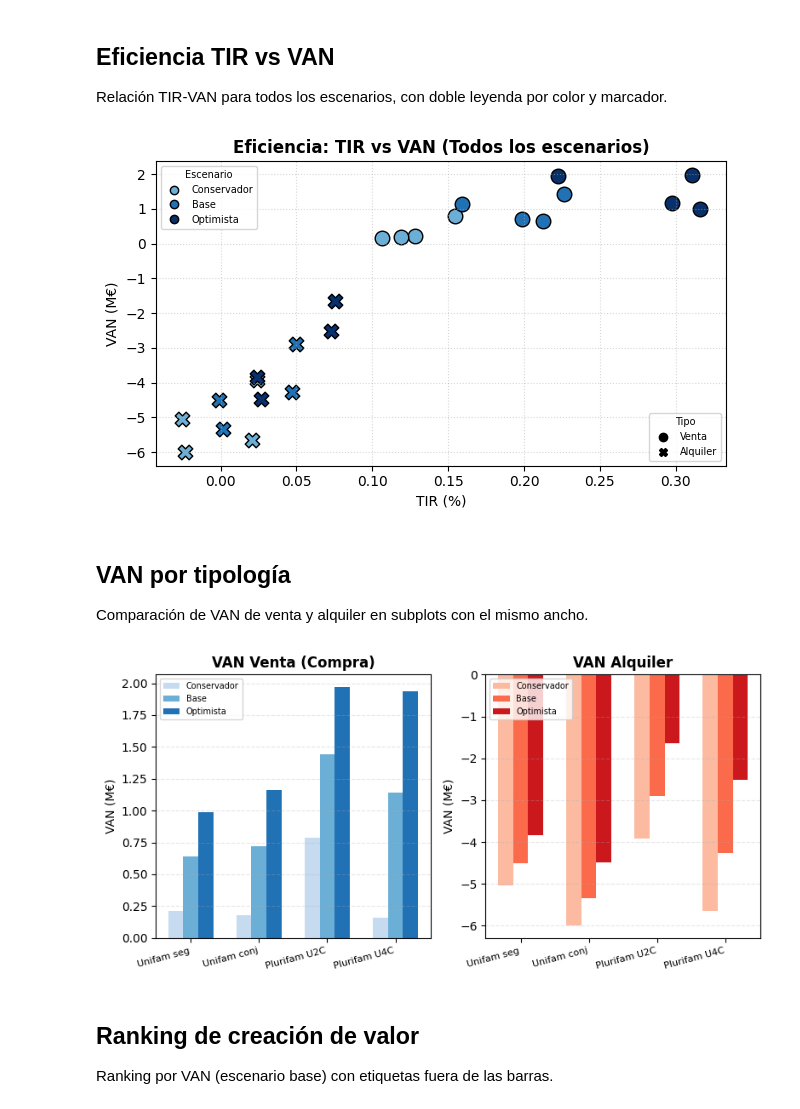
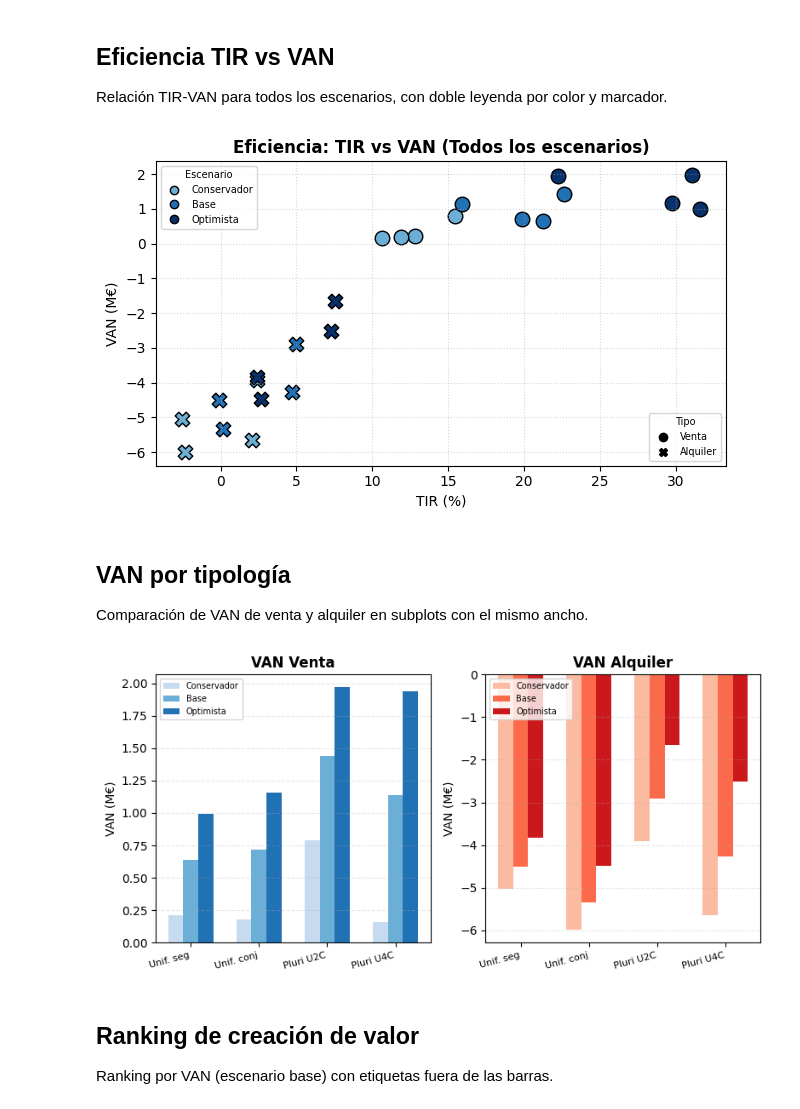
Before and after one commit to sitomachu/bezanillasl, a Jupyter notebook: notebooks/03_macro_and_structural_analysis/analisis_TIR_VAN.ipynb, the cells around one changed output. Drawn from its saved outputs; the diff is of its cells as text; code cells hidden in the pictures.

```diff
--- a/notebooks/03_macro_and_structural_analysis/analisis_TIR_VAN.ipynb
+++ b/notebooks/03_macro_and_structural_analysis/analisis_TIR_VAN.ipynb
@@ -7,9 +7,10 @@ import matplotlib.pyplot as plt
 import pandas as pd
 from matplotlib.gridspec import GridSpec
 from matplotlib.lines import Line2D
+from matplotlib.patches import Patch
 
 # 1. Preparación de Datos
-tipologias = ["Unifam seg", "Unifam conj", "Plurifam U2C", "Plurifam U4C"]
+tipologias = ["Unif. seg", "Unif. conj", "Pluri U2C", "Pluri U4C"]
 escenarios = ["Conservador", "Base", "Optimista"]
 
 # Colores institucionales para análisis financiero
@@ -17,18 +18,19 @@ azules = ["#c6dbef", "#6baed6", "#2171b5"] # Venta
 rojos  = ["#fcbba1", "#fb6a4a", "#cb181d"] # Alquiler
 
 tir_venta = np.array([
-    [0.1281, 0.2126, 0.3160],
-    [0.1188, 0.1985, 0.2975],
-    [0.1543, 0.2266, 0.3109],
-    [0.1065, 0.1588, 0.2221]
+    [12.81, 21.26, 31.60],
+    [11.88, 19.85, 29.75],
+    [15.43, 22.66, 31.09],
+    [10.65, 15.88, 22.21],
 ])
 
 tir_alquiler = np.array([
-    [-0.0256, -0.0009, 0.0241],
-    [-0.0234, 0.0015, 0.0267],
-    [0.0239, 0.0498, 0.0751],
-    [0.0208, 0.0470, 0.0727]
+    [-2.56, -0.09, 2.41],
+    [-2.34,  0.15, 2.67],
+    [ 2.39,  4.98, 7.51],
+    [ 2.08,  4.70, 7.27],
 ])
+
 
 van_venta = np.array([
     [0.21, 0.64, 0.99],
@@ -114,7 +116,7 @@ ax2.legend(
 plt.tight_layout()
 plt.show()
 # %% [output]
-[figure, old version]
+[figure, new version]
 # %% [markdown]
 ## VAN por tipología
 Comparación de VAN de venta y alquiler en subplots con el mismo ancho.
@@ -125,35 +127,35 @@ gs = GridSpec(1, 2, figure=fig, width_ratios=[1, 1])
 ax3 = fig.add_subplot(gs[0, 0])
 ax4 = fig.add_subplot(gs[0, 1])
 
 x_tip = np.arange(len(tipologias))
 width = 0.22
 
 for i in range(3):
     ax3.bar(x_tip + i * width, van_venta[:, i],
             width, label=escenarios[i], color=azules[i])
 
-ax3.set_title("VAN Venta (Compra)", fontweight='bold')
+ax3.set_title("VAN Venta", fontweight='bold')
 ax3.set_xticks(x_tip + width)
 ax3.set_xticklabels(tipologias, rotation=15, ha='right', fontsize=8)
 ax3.set_ylabel("VAN (M€)")
 ax3.grid(axis='y', linestyle='--', alpha=0.3)
 ax3.legend(fontsize=7, loc='upper left')
 
 for i in range(3):
     ax4.bar(x_tip + i * width, van_alquiler[:, i],
             width, label=escenarios[i], color=rojos[i])
 
 ax4.set_title("VAN Alquiler", fontweight='bold')
 ax4.set_xticks(x_tip + width)
 ax4.set_xticklabels(tipologias, rotation=15, ha='right', fontsize=8)
 ax4.set_ylabel("VAN (M€)")
 ax4.grid(axis='y', linestyle='--', alpha=0.3)
 ax4.legend(fontsize=7, loc='upper left')
 
 plt.tight_layout()
 plt.show()
 # %% [output]
-[figure, old version]
+[figure, new version]
 # %% [markdown]
 ## Ranking de creación de valor
 Ranking por VAN (escenario base) con etiquetas fuera de las barras.
```
Also changed, not shown: parts of 9 cells of this notebook.
